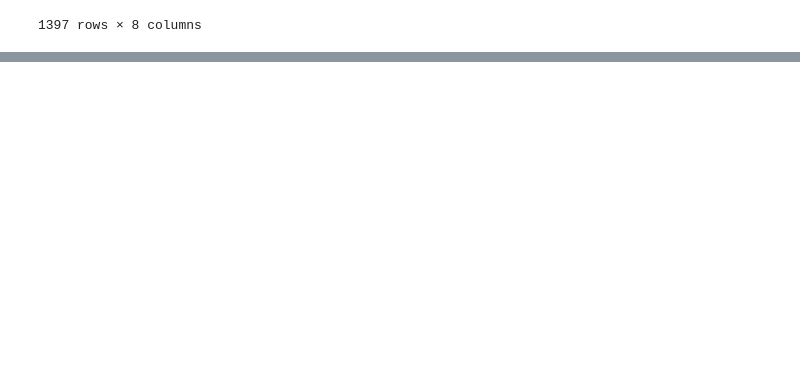
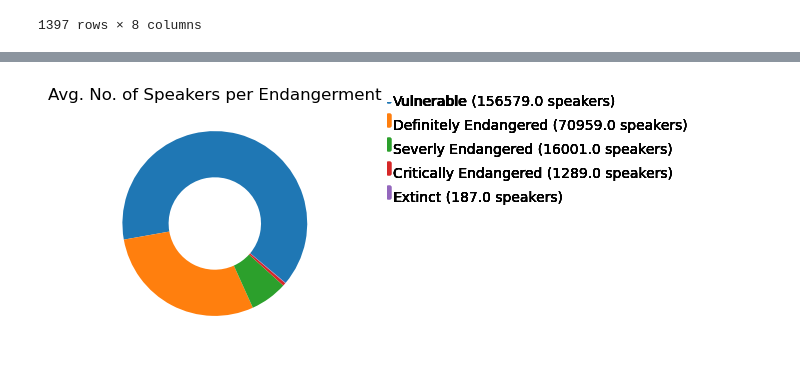
Before and after one commit to JessH09/-Voices-at-Risk-Exploring-the-Crisis-of-Endangered-Languages-, a Jupyter notebook: languages.ipynb, the cells around one changed output, grey strips where cells are left out. Drawn from its saved outputs; the diff is of its cells as text; code cells hidden in the pictures; blank space fills up the shorter version.

Commit message:
adding donut chart

```diff
--- a/languages.ipynb
+++ b/languages.ipynb
@@ -56,0 +73,6 @@ dtype: object
+# %%
+data = {'Level of Endangerment': ['Vulnerable', 'Definitely Endangered', 'Severly Endangered', 'Critically Endangered', 'Extinct'],
+            'Average Number of Speakers': [mean_speakers_vulnerable, mean_speakers_definitely, mean_speakers_severly, mean_speakers_critically,mean_speakers_extinct]}
+
+speaker_df = pd.DataFrame(data)
+speaker_df
@@ -57,3 +86,53 @@ dtype: object
+# %%
+
+import matplotlib.pyplot as plt
+import numpy as np
+
+# Data for the donut chart
+avg = speaker_df['Average Number of Speakers']
+
+# Create the figure and axis for the plot
+fig, ax = plt.subplots(figsize=(6, 3), subplot_kw=dict(aspect="equal"))
+
+# Create the donut chart
+wedges, texts = ax.pie(avg, wedgeprops=dict(width=0.5), startangle=-40)
+
+# Annotation properties
+bbox_props = dict(boxstyle="square,pad=0.3", fc="w", ec="k", lw=0.72)
+kw = dict(arrowprops=dict(arrowstyle="-"), bbox=bbox_props, zorder=0, va="center")
+
+# Annotate each wedge with speaker data
+for i, p in enumerate(wedges):
+    ang = (p.theta2 - p.theta1) / 2.0 + p.theta1
+    x = 1.4 * np.cos(np.deg2rad(ang))
+    y = 1.4 * np.sin(np.deg2rad(ang))
+    horizontalalignment = 'center'
+    connectionstyle = f"angle,angleA=0,angleB={ang}"
+    kw["arrowprops"].update({"connectionstyle": connectionstyle})
+    # ax.annotate(speaker_df['Level of Endangerment'][i], xy=(x, y), horizontalalignment=horizontalalignment, **kw)
+
+# Create a custom legend
+legend_ax = fig.add_axes([0.8, 0.1, 0.1, 0.8])  # Define the position and size of the legend axes
+legend_ax.axis('off')
+
+# Display labels and colors in the custom legend
+for i, label in enumerate(speaker_df['Level of Endangerment']):
+    legend_ax.add_patch(plt.Rectangle((0, 1 - i * 0.1), 0.05, 0.05, color=wedges[i].get_facecolor()))
+    legend_ax.text(0.1, 1 - i * 0.1, label, va='center')
+    for i, label in enumerate(speaker_df['Level of Endangerment']):
+        legend_ax.add_patch(plt.Rectangle((0, 1 - i * 0.1), 0.05, 0.05, color=wedges[i].get_facecolor()))
+        legend_ax.text(0.1, 1 - i * 0.1, f"{label} ({avg[i]} speakers)", va='center')
+
+
+# Set the title for the plot
+ax.set_title("Avg. No. of Speakers per Endangerment")
+
+# Display the donut chart
+plt.show()
+
+# plt.savefig('pie_chart.png')
+# %% [output]
+[figure, added]
 # %%
 
 # Initialize a dictionary to store counts for each degree of endangerment
```
Also changed, not shown: parts of 7 cells of this notebook.
